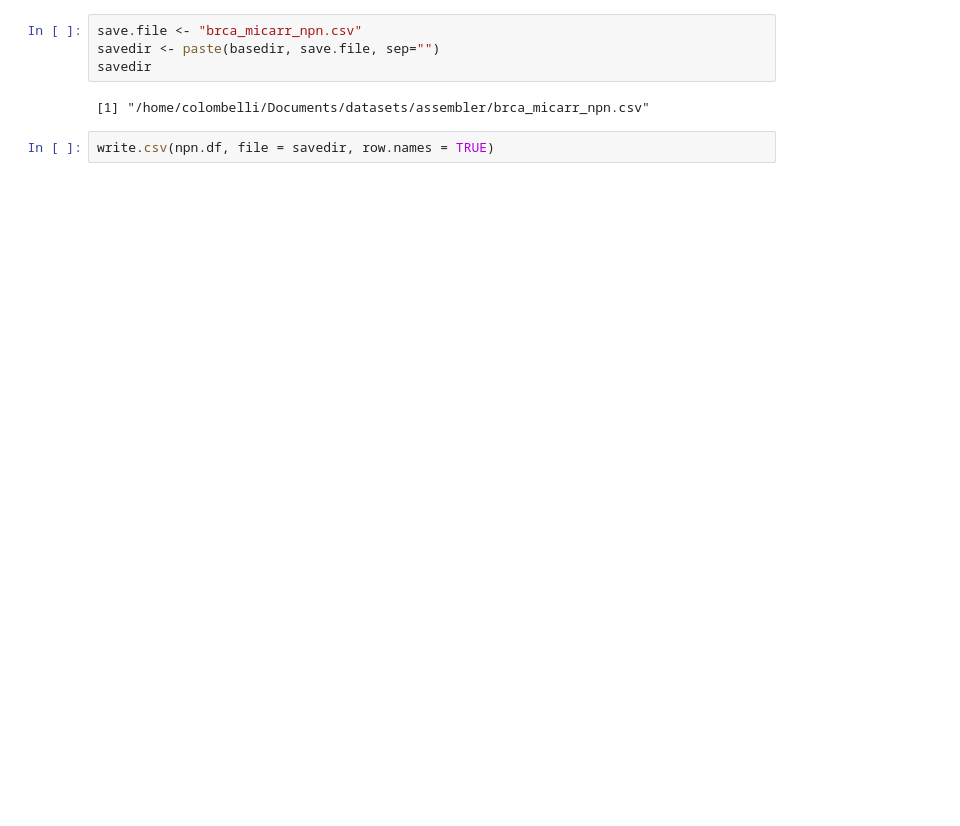
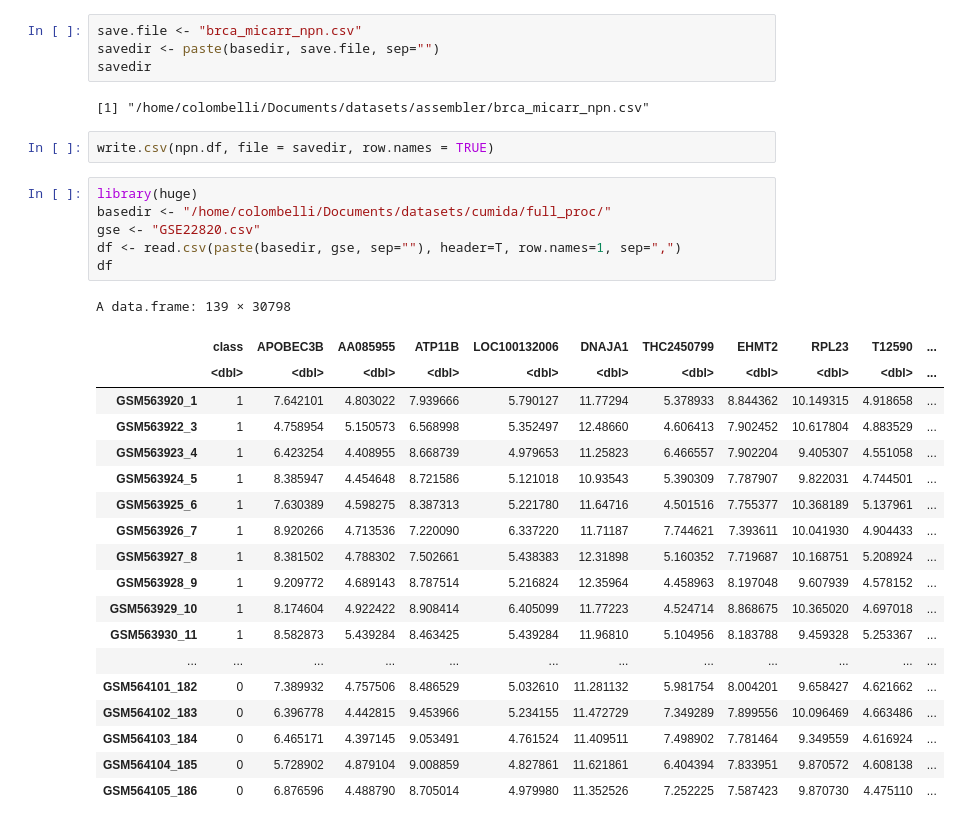
Before and after one commit to colombelli/bioinformatics-ml, a Jupyter notebook: Data Processing/npn processing.ipynb, the cells around one changed output. Drawn from its saved outputs; the diff is of its cells as text; blank space fills up the shorter version.

Commit message:
added npn processing steps for cumida datasets

```diff
--- a/Data Processing/npn processing.ipynb
+++ b/Data Processing/npn processing.ipynb
@@ -167,3 +165,29 @@ savedir
 [1] "/home/colombelli/Documents/datasets/assembler/brca_micarr_npn.csv"
 # %%
 write.csv(npn.df, file = savedir, row.names = TRUE)
+# %%
+library(huge)
+basedir <- "/home/colombelli/Documents/datasets/cumida/full_proc/"
+gse <- "GSE22820.csv"
+df <- read.csv(paste(basedir, gse, sep=""), header=T, row.names=1, sep=",")
+df
+# %% [output]
+A data.frame: 139 × 30798
+|  | class | APOBEC3B | AA085955 | ATP11B | LOC100132006 | DNAJA1 | THC2450799 | EHMT2 | RPL23 | T12590 | ... |
+|  | <dbl> | <dbl> | <dbl> | <dbl> | <dbl> | <dbl> | <dbl> | <dbl> | <dbl> | <dbl> | ... |
+| GSM563920_1 | 1 | 7.642101 | 4.803022 | 7.939666 | 5.790127 | 11.77294 | 5.378933 | 8.844362 | 10.149315 | 4.918658 | ... |
+| GSM563922_3 | 1 | 4.758954 | 5.150573 | 6.568998 | 5.352497 | 12.48660 | 4.606413 | 7.902452 | 10.617804 | 4.883529 | ... |
+| GSM563923_4 | 1 | 6.423254 | 4.408955 | 8.668739 | 4.979653 | 11.25823 | 6.466557 | 7.902204 | 9.405307 | 4.551058 | ... |
+| GSM563924_5 | 1 | 8.385947 | 4.454648 | 8.721586 | 5.121018 | 10.93543 | 5.390309 | 7.787907 | 9.822031 | 4.744501 | ... |
+| GSM563925_6 | 1 | 7.630389 | 4.598275 | 8.387313 | 5.221780 | 11.64716 | 4.501516 | 7.755377 | 10.368189 | 5.137961 | ... |
+| GSM563926_7 | 1 | 8.920266 | 4.713536 | 7.220090 | 6.337220 | 11.71187 | 7.744621 | 7.393611 | 10.041930 | 4.904433 | ... |
+| GSM563927_8 | 1 | 8.381502 | 4.788302 | 7.502661 | 5.438383 | 12.31898 | 5.160352 | 7.719687 | 10.168751 | 5.208924 | ... |
+| GSM563928_9 | 1 | 9.209772 | 4.689143 | 8.787514 | 5.216824 | 12.35964 | 4.458963 | 8.197048 | 9.607939 | 4.578152 | ... |
+| GSM563929_10 | 1 | 8.174604 | 4.922422 | 8.908414 | 6.405099 | 11.77223 | 4.524714 | 8.868675 | 10.365020 | 4.697018 | ... |
+| GSM563930_11 | 1 | 8.582873 | 5.439284 | 8.463425 | 5.439284 | 11.96810 | 5.104956 | 8.183788 | 9.459328 | 5.253367 | ... |
+| ... | ... | ... | ... | ... | ... | ... | ... | ... | ... | ... | ... |
+| GSM564101_182 | 0 | 7.389932 | 4.757506 | 8.486529 | 5.032610 | 11.281132 | 5.981754 | 8.004201 | 9.658427 | 4.621662 | ... |
+| GSM564102_183 | 0 | 6.396778 | 4.442815 | 9.453966 | 5.234155 | 11.472729 | 7.349289 | 7.899556 | 10.096469 | 4.663486 | ... |
+| GSM564103_184 | 0 | 6.465171 | 4.397145 | 9.053491 | 4.761524 | 11.409511 | 7.498902 | 7.781464 | 9.349559 | 4.616924 | ... |
+| GSM564104_185 | 0 | 5.728902 | 4.879104 | 9.008859 | 4.827861 | 11.621861 | 6.404394 | 7.833951 | 9.870572 | 4.608138 | ... |
+| GSM564105_186 | 0 | 6.876596 | 4.488790 | 8.705014 | 4.979980 | 11.352526 | 7.252225 | 7.587423 | 9.870730 | 4.475110 | ... |
```
Also changed, not shown: parts of 14 cells of this notebook.
